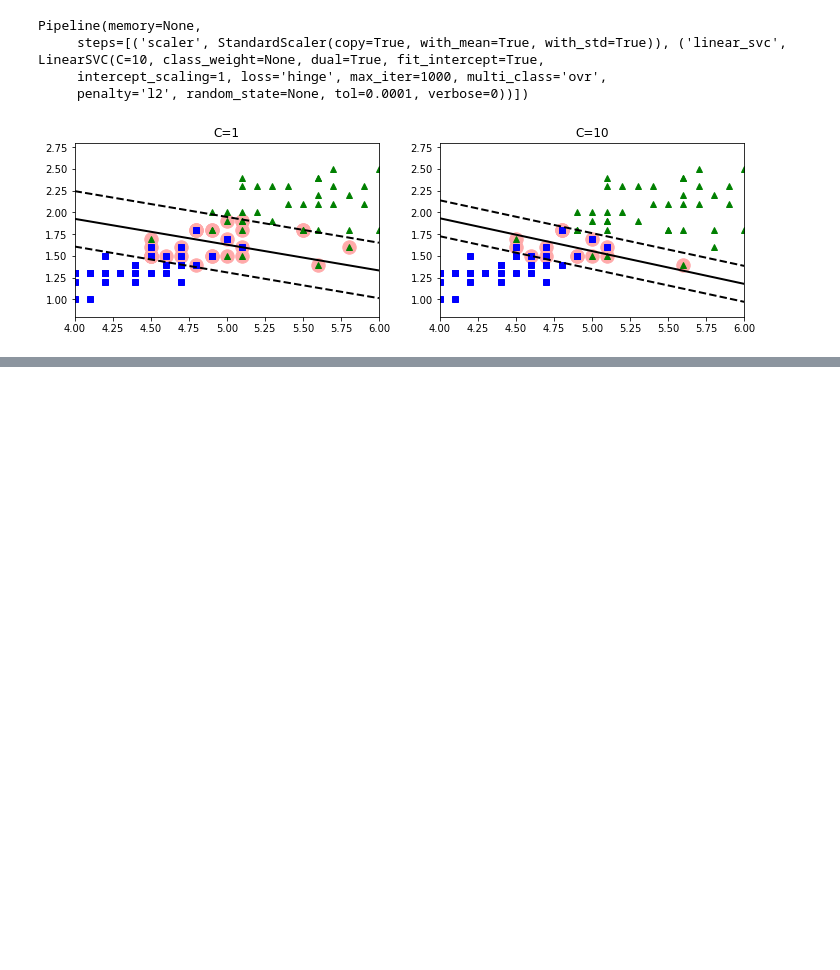
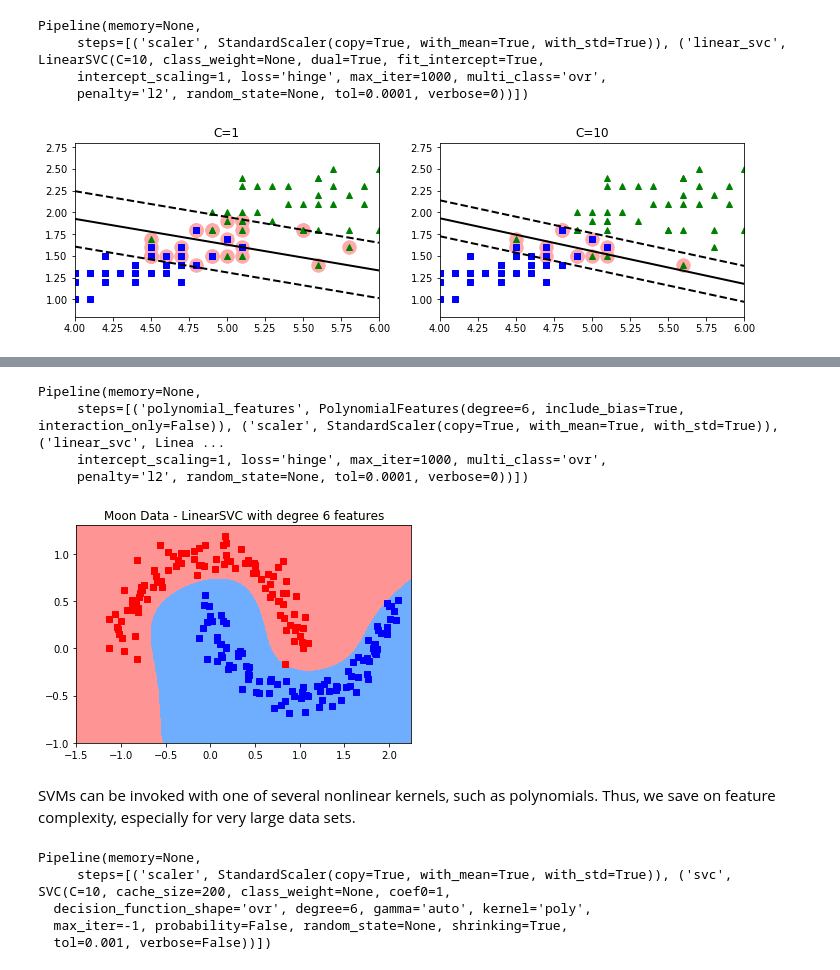
Before and after one commit to drpjm/python-ml-sandbox, a Jupyter notebook: Chapter05-SVM/SVM.ipynb, the cells around one changed output, grey strips where cells are left out. Saved outputs shown, nothing was run; the diff lists cells and outputs as text; code cells hidden in the pictures; blank space fills up the shorter version.

```diff
--- a/Chapter05-SVM/SVM.ipynb
+++ b/Chapter05-SVM/SVM.ipynb
@@ -119,0 +136,47 @@ plt.show()
+# %%
+from sklearn.preprocessing import PolynomialFeatures
+
+polysvm_clf_pipe = Pipeline([
+    ("polynomial_features", PolynomialFeatures(degree=6)),
+    ("scaler", StandardScaler()),
+    ("linear_svc", LinearSVC(C=10, loss="hinge"))
+])
+polysvm_clf_pipe.fit(X_moon, y_moon)
+# %% [output]
+Pipeline(memory=None,
+     steps=[('polynomial_features', PolynomialFeatures(degree=6, include_bias=True, interaction_only=False)), ('scaler', StandardScaler(copy=True, with_mean=True, with_std=True)), ('linear_svc', Linea ...
+     intercept_scaling=1, loss='hinge', max_iter=1000, multi_class='ovr',
+     penalty='l2', random_state=None, tol=0.0001, verbose=0))])
+# %%
+# Visualize with a contour map
+from matplotlib.colors import ListedColormap
+moon_cmap = ListedColormap(["#FF9494","#6FAEFF"])
+x1, x2 = np.meshgrid(np.linspace(-1.5,2.25,500).reshape(-1,1),
+                    np.linspace(-1,1.3,500).reshape(-1,1))
+# %%
+X_moon_mesh = np.c_[x1.ravel(), x2.ravel()]
+y_pred = polysvm_clf_pipe.predict(X_moon_mesh)
+contour_z = y_pred.reshape(x2.shape)
+plt.contourf(x1, x2, contour_z, cmap=moon_cmap)
+plt.plot(X_moon[:,0][y_moon==0], X_moon[:,1][y_moon==0], "rs", label="Class 0") # plot features with class 0
+plt.plot(X_moon[:,0][y_moon==1], X_moon[:,1][y_moon==1], "bs", label="Class 1") # plot features with class 1
+plt.title("Moon Data - LinearSVC with degree 6 features")
+plt.show()
+# %% [output]
+[figure, added]
+# %% [markdown]
+SVMs can be invoked with one of several nonlinear kernels, such as polynomials. Thus, we save on feature complexity, especially for very large data sets.
+# %%
+from sklearn.svm import SVC
+
+polykernel_clf_pipe = Pipeline([
+    ("scaler", StandardScaler()),
+    ("svc", SVC(kernel="poly", degree=6, coef0=1, C=10))
+])
+polykernel_clf_pipe.fit(X_moon, y_moon)
+# %% [output]
+Pipeline(memory=None,
+     steps=[('scaler', StandardScaler(copy=True, with_mean=True, with_std=True)), ('svc', SVC(C=10, cache_size=200, class_weight=None, coef0=1,
+  decision_function_shape='ovr', degree=6, gamma='auto', kernel='poly',
+  max_iter=-1, probability=False, random_state=None, shrinking=True,
+  tol=0.001, verbose=False))])
```
Also changed, not shown: parts of 3 cells of this notebook.
